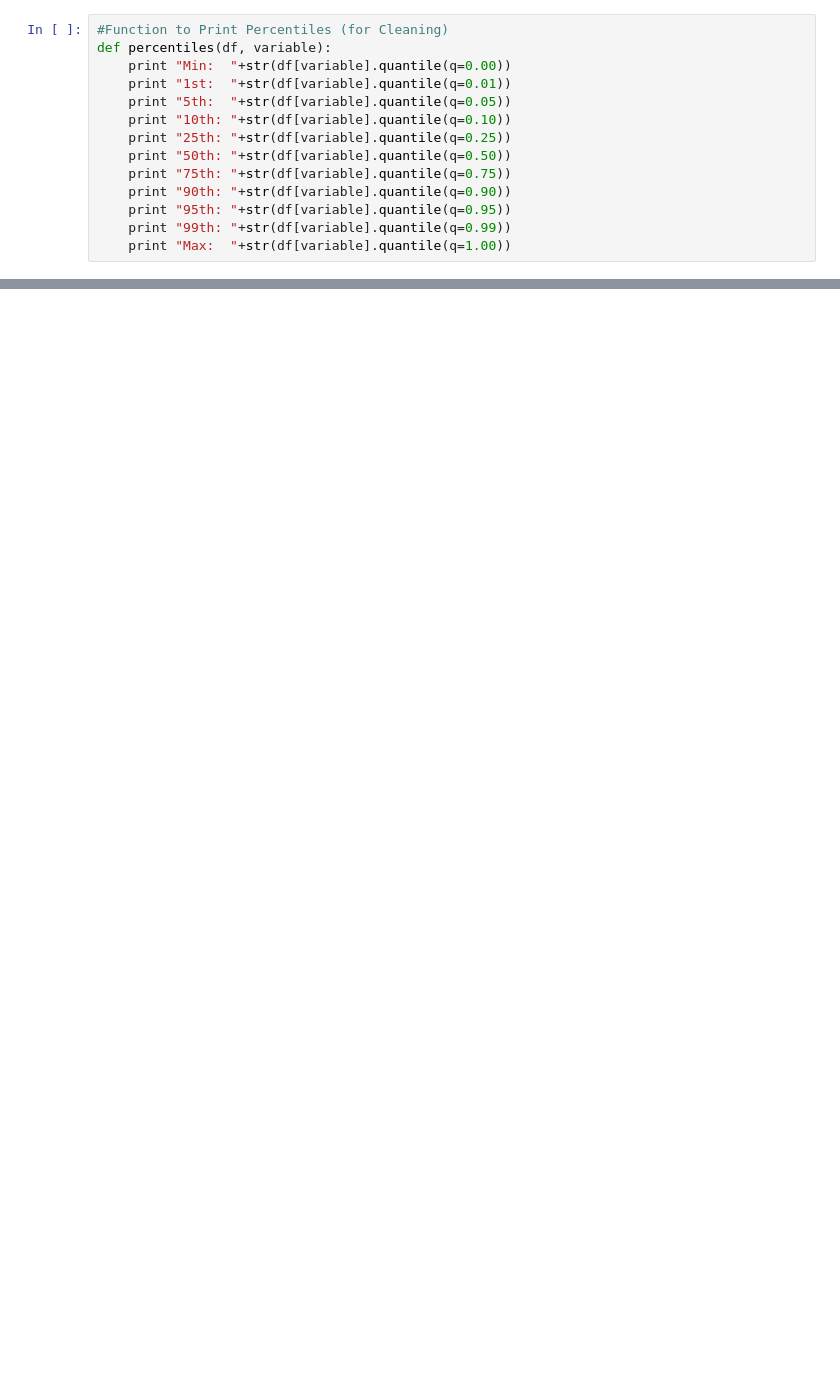
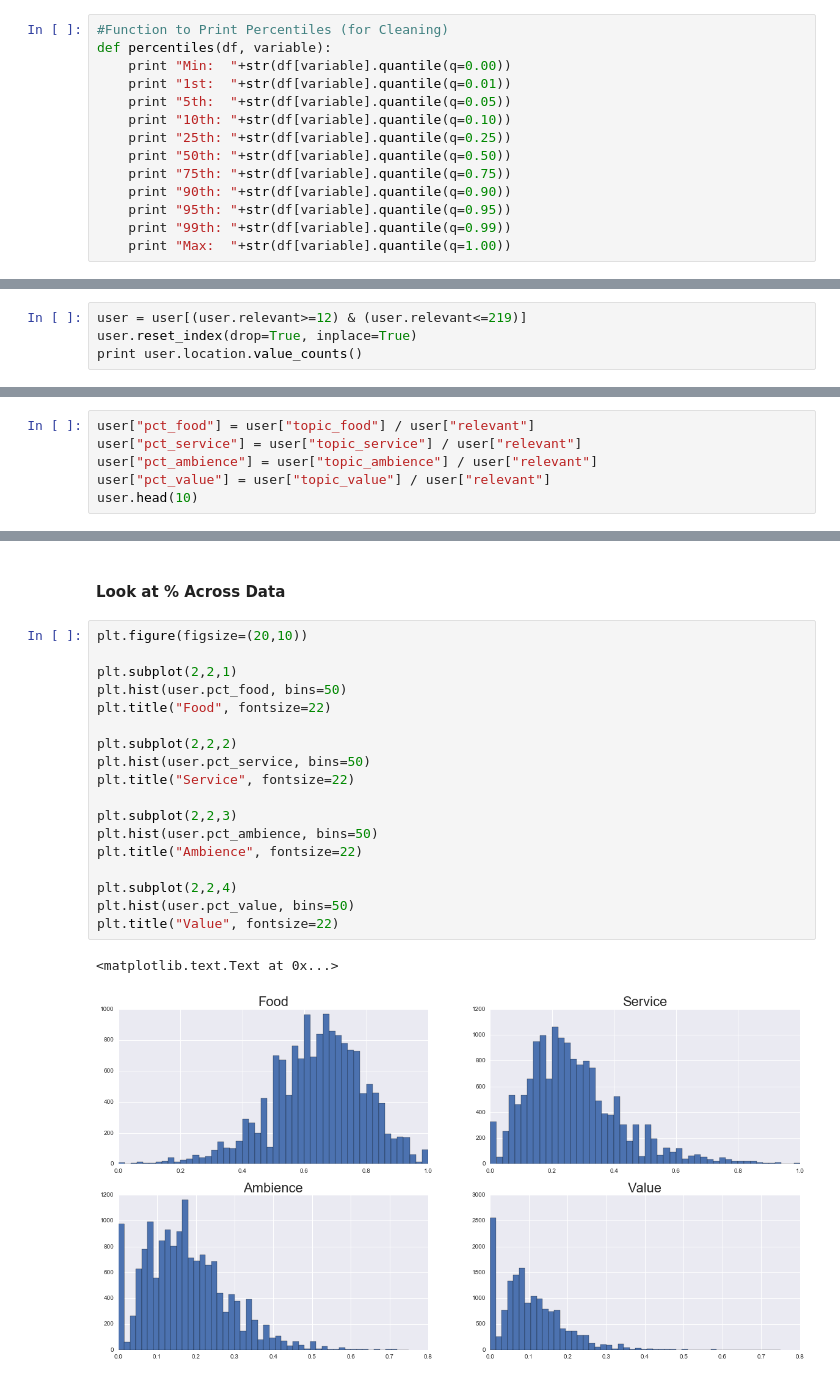
Before and after one commit to whugue/Yelp-User-Similarity, a Jupyter notebook: Yelp-Cluster.ipynb, the cells around one changed output, grey strips where cells are left out. Cells and saved outputs as stored; diff of their text form; blank space fills up the shorter version.

```diff
--- a/Yelp-Cluster.ipynb
+++ b/Yelp-Cluster.ipynb
@@ -122,0 +63,4 @@ array([[ 0.00017599,  0.00003993],
+# %%
+user = user[(user.relevant>=12) & (user.relevant<=219)]
+user.reset_index(drop=True, inplace=True)
+print user.location.value_counts()
@@ -122,0 +74,6 @@ array([[ 0.00017599,  0.00003993],
+# %%
+user["pct_food"] = user["topic_food"] / user["relevant"]
+user["pct_service"] = user["topic_service"] / user["relevant"]
+user["pct_ambience"] = user["topic_ambience"] / user["relevant"]
+user["pct_value"] = user["topic_value"] / user["relevant"]
+user.head(10)
@@ -122,0 +92,23 @@ array([[ 0.00017599,  0.00003993],
+# %% [markdown]
+#### Look at % Across Data
+# %%
+plt.figure(figsize=(20,10))
+
+plt.subplot(2,2,1)
+plt.hist(user.pct_food, bins=50)
+plt.title("Food", fontsize=22)
+
+plt.subplot(2,2,2)
+plt.hist(user.pct_service, bins=50)
+plt.title("Service", fontsize=22)
+
+plt.subplot(2,2,3)
+plt.hist(user.pct_ambience, bins=50)
+plt.title("Ambience", fontsize=22)
+
+plt.subplot(2,2,4)
+plt.hist(user.pct_value, bins=50)
+plt.title("Value", fontsize=22)
+# %% [output]
+<matplotlib.text.Text at 0x...>
+[figure, added]
```
Also changed, not shown: parts of 25 cells of this notebook, 1 other file.
